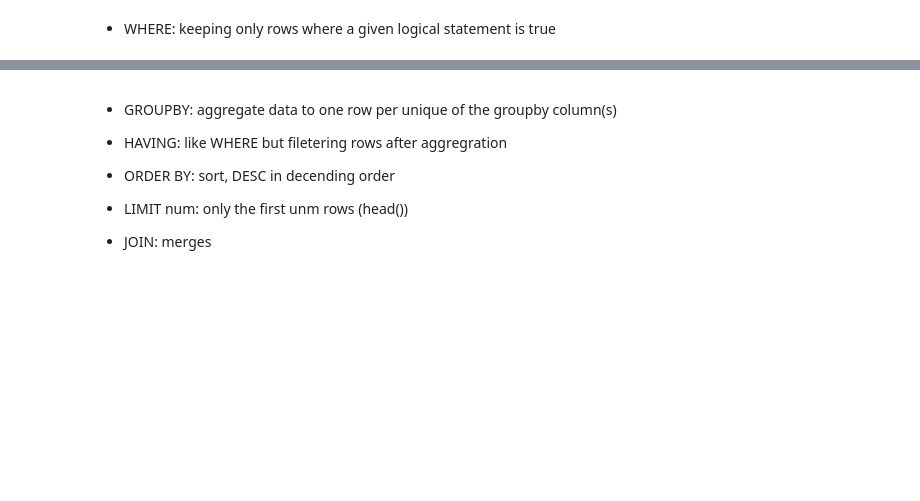
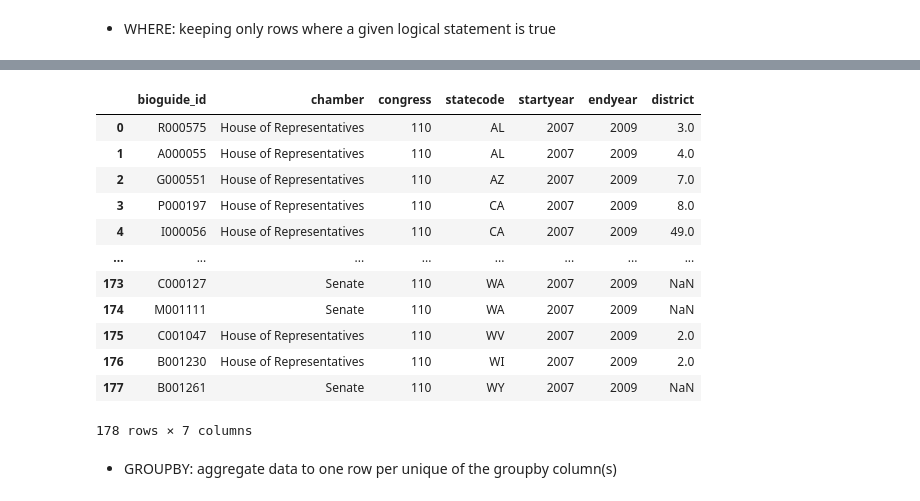
Before and after one commit to ziqian1215/DS-6600, a Jupyter notebook: notebooks/createDB.ipynb, the cells around one changed output, grey strips where cells are left out. Cells and saved outputs as stored; diff of their text form; code cells hidden in the pictures; blank space fills up the shorter version.

```diff
--- a/notebooks/createDB.ipynb
+++ b/notebooks/createDB.ipynb
@@ -169,13 +169,27 @@ pd.read_sql_query(myquery, con=engine)
 | 11 | W000804 | Robert J. Wittman | House of Representatives | 1959.0 | https://www.congress.gov/img/memb... | 2055 Rayburn House Office Buildin... | (202) 225-4261 | https://wittman.house.gov/ | H8VA01147 | ... |
 | 12 | W000805 | Mark R. Warner | Senate | 1954.0 | https://www.congress.gov/img/memb... | 703 Hart Senate Office Building W... | (202) 224-2023 | https://www.warner.senate.gov | S8VA00107 | ... |
 | 13 | W000831 | James R. Walkinshaw | House of Representatives | 1982.0 | https://www.congress.gov/img/memb... | 2265 Rayburn House Office Buildin... | (202) 225-1492 | https://walkinshaw.house.gov/ | H6VA11066 | ... |
+# %%
+myquery = '''
+SELECT *
+FROM terms
+WHERE (congress >= 110 AND congress <= 110)
+    OR statecode = 'VA'
+'''
+pd.read_sql_query(myquery, con=engine)
+# %% [output]
+|  | bioguide_id | chamber | congress | statecode | startyear | endyear | district |
+| 0 | R000575 | House of Representatives | 110 | AL | 2007 | 2009 | 3.0 |
+| 1 | A000055 | House of Representatives | 110 | AL | 2007 | 2009 | 4.0 |
+| 2 | G000551 | House of Representatives | 110 | AZ | 2007 | 2009 | 7.0 |
+| 3 | P000197 | House of Representatives | 110 | CA | 2007 | 2009 | 8.0 |
+| 4 | I000056 | House of Representatives | 110 | CA | 2007 | 2009 | 49.0 |
+| ... | ... | ... | ... | ... | ... | ... | ... |
+| 173 | C000127 | Senate | 110 | WA | 2007 | 2009 | NaN |
+| 174 | M001111 | Senate | 110 | WA | 2007 | 2009 | NaN |
+| 175 | C001047 | House of Representatives | 110 | WV | 2007 | 2009 | 2.0 |
+| 176 | B001230 | House of Representatives | 110 | WI | 2007 | 2009 | 2.0 |
+| 177 | B001261 | Senate | 110 | WY | 2007 | 2009 | NaN |
+178 rows × 7 columns
 # %% [markdown]
 * GROUPBY: aggregate data to one row per unique of the groupby column(s)
-
-* HAVING: like WHERE but filetering rows after aggregration
-
-* ORDER BY: sort, DESC in decending order
-
-* LIMIT num: only the first unm rows (head())
-
-* JOIN: merges
```
Also changed, not shown: parts of 11 cells of this notebook.
